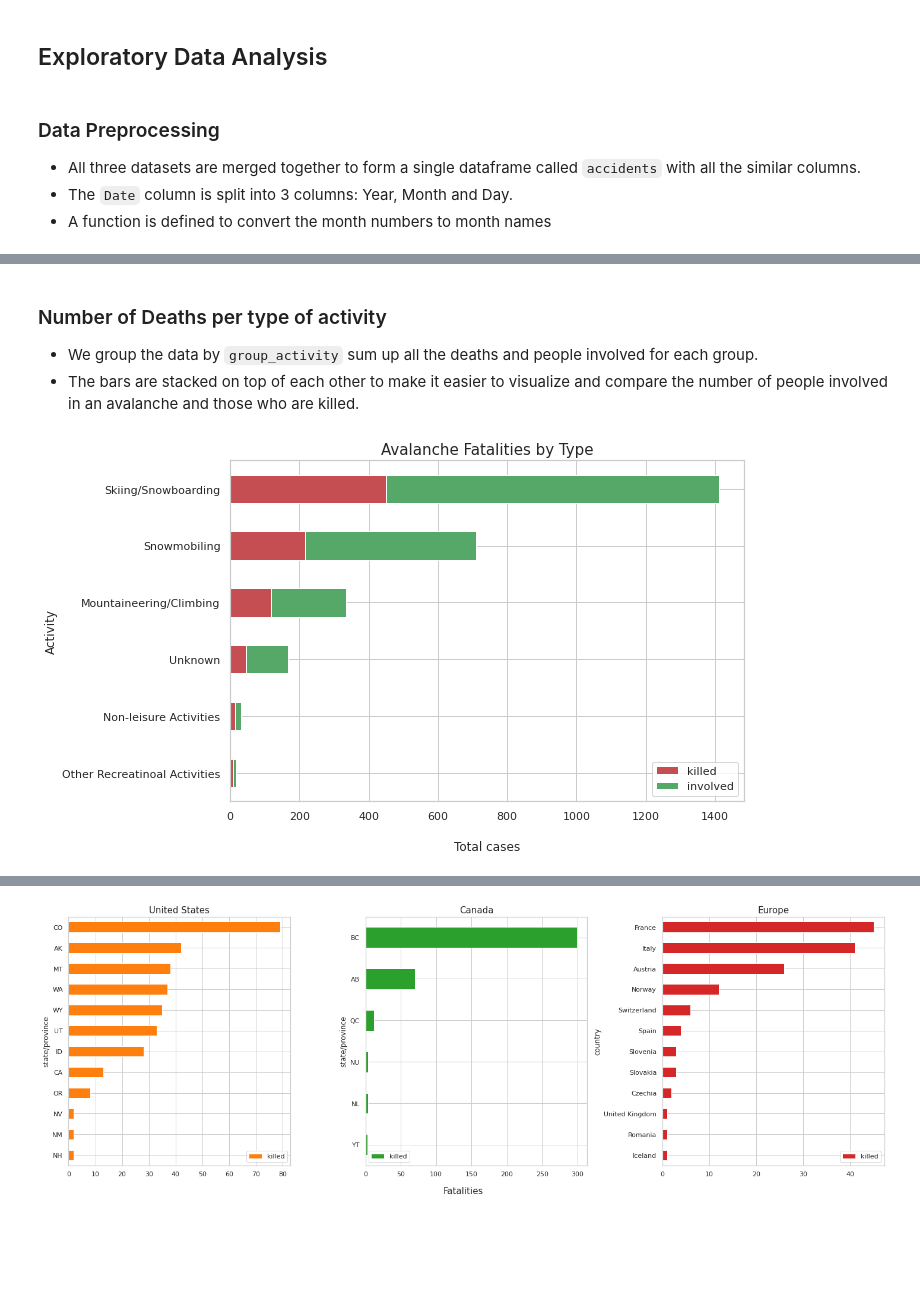
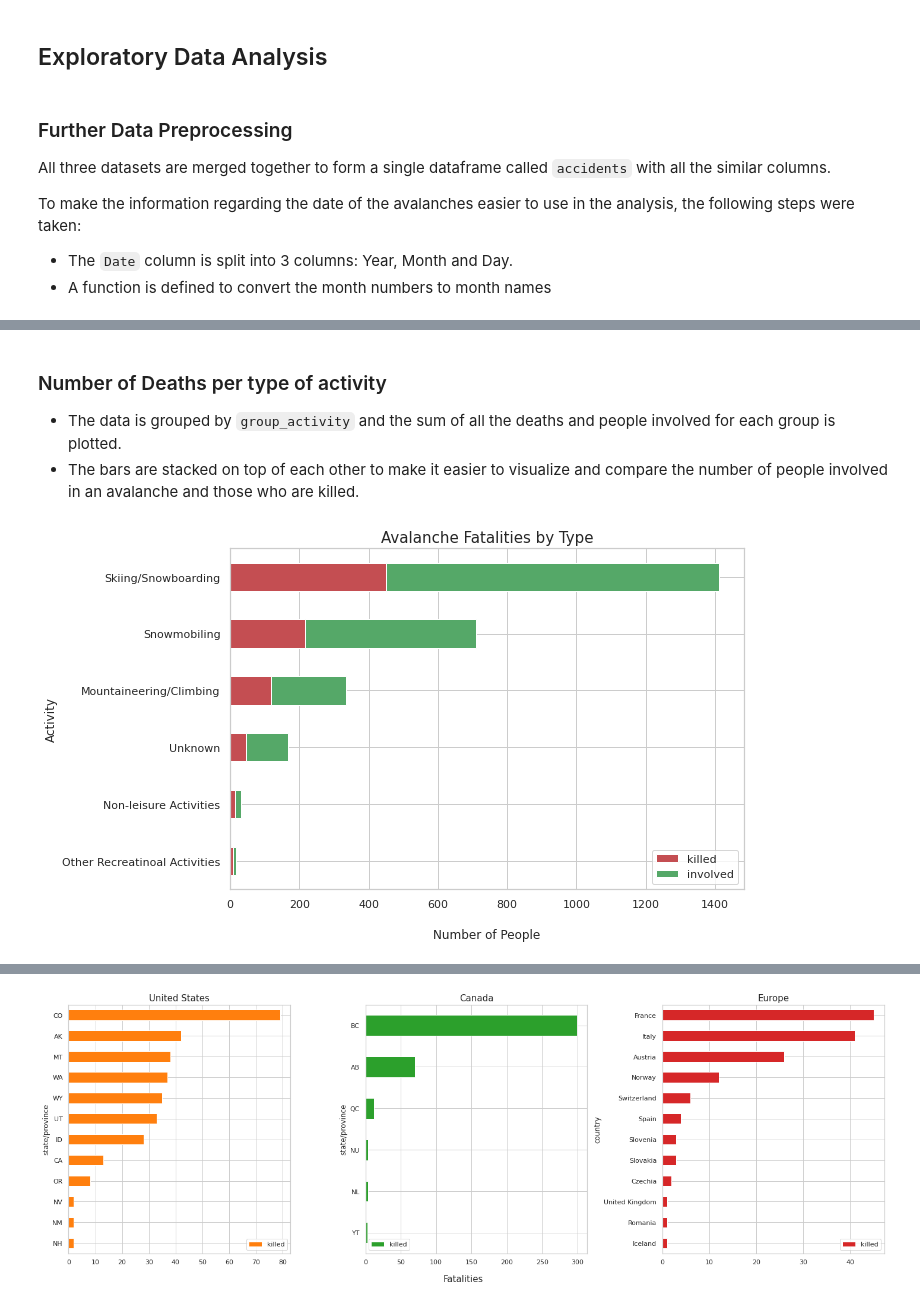
Before and after one commit to omertahi/avalanche_accidents, a Jupyter notebook: Project.ipynb, the cells around one changed output, grey strips where cells are left out. Drawn from its saved outputs; the diff is of its cells as text; code cells hidden in the pictures; blank space fills up the shorter version.

```diff
--- a/Project.ipynb
+++ b/Project.ipynb
@@ -368,8 +364,10 @@ with pd.option_context('display.max_rows', None, 'display.max_columns', None):
 # %% [markdown]
 ## Exploratory Data Analysis
 # %% [markdown]
-### Data Preprocessing
-* All three datasets are merged together to form a single dataframe called `accidents` with all the similar columns.
+### Further Data Preprocessing
+All three datasets are merged together to form a single dataframe called `accidents` with all the similar columns.
+
+To make the information regarding the date of the avalanches easier to use in the analysis, the following steps were taken:
 * The `Date` column is split into 3 columns: Year, Month and Day.
 * A function is defined to convert the month numbers to month names
 # %%
@@ -413,20 +411,20 @@ with pd.option_context('display.max_rows', None):
 # %% [markdown]
 ### Number of Deaths per type of activity
 
-* We group the data by `group_activity` sum up all the deaths and people involved for each group.
+* The data is grouped by `group_activity` and the sum of all the deaths and people involved for each group is plotted.
 * The bars are stacked on top of each other to make it easier to visualize and compare the number of people involved in an avalanche and those who are killed.
 # %%
 dat = (accidents.groupby('group_activity')
        .agg({'killed': 'sum', 'involved': 'sum'})
        .sort_values('killed'))
 
 fig, ax = plt.subplots(figsize=(10,6))
 dat.plot.barh(ax=ax, stacked=True, color=['r', 'g'])
-plt.xlabel("\nTotal cases")
+plt.xlabel("\nNumber of People")
 plt.ylabel("Activity")
 plt.title("Avalanche Fatalities by Type", fontsize=15)
 plt.legend(loc='lower right')
 plt.tight_layout()
 plt.show()
 # %% [output]
-[figure, old version]
+[figure, new version]
```
Also changed, not shown: parts of 25 cells of this notebook.
